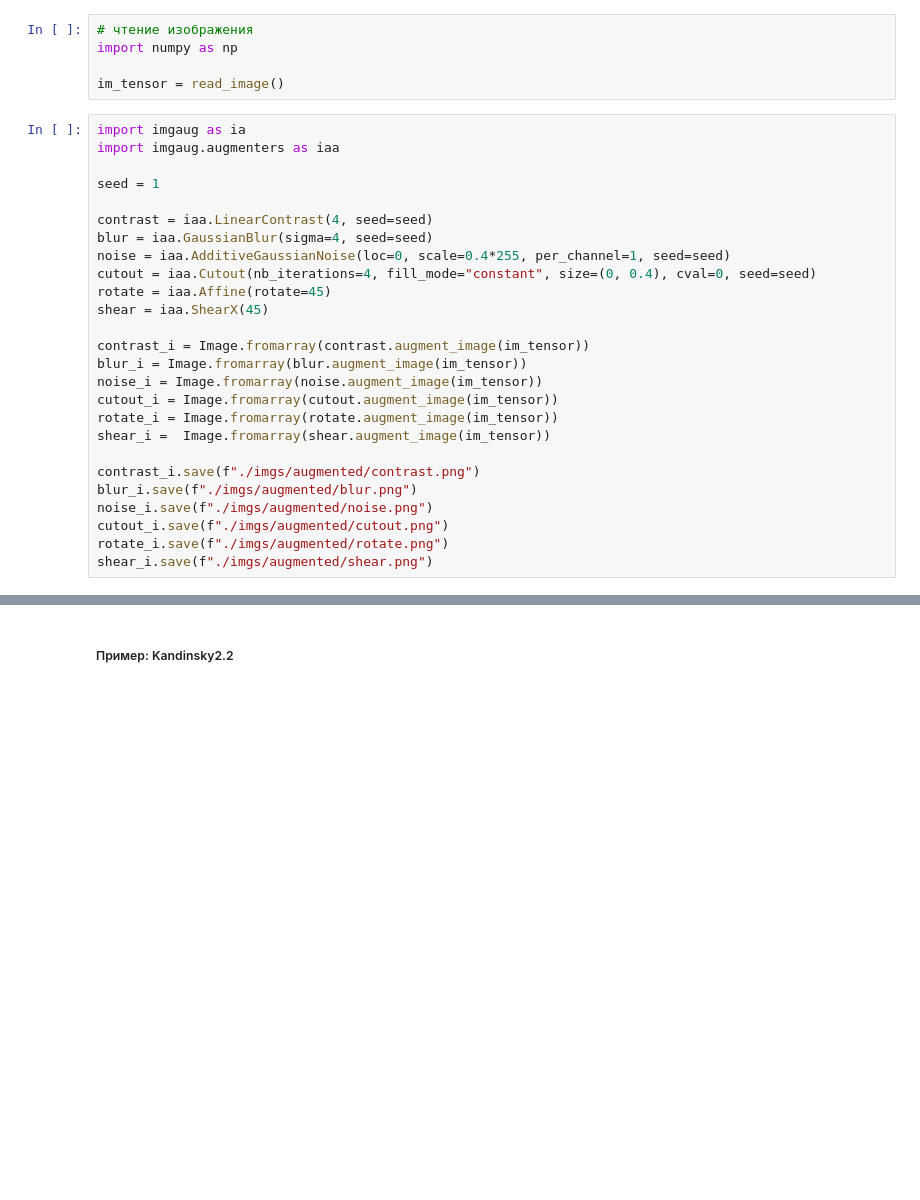
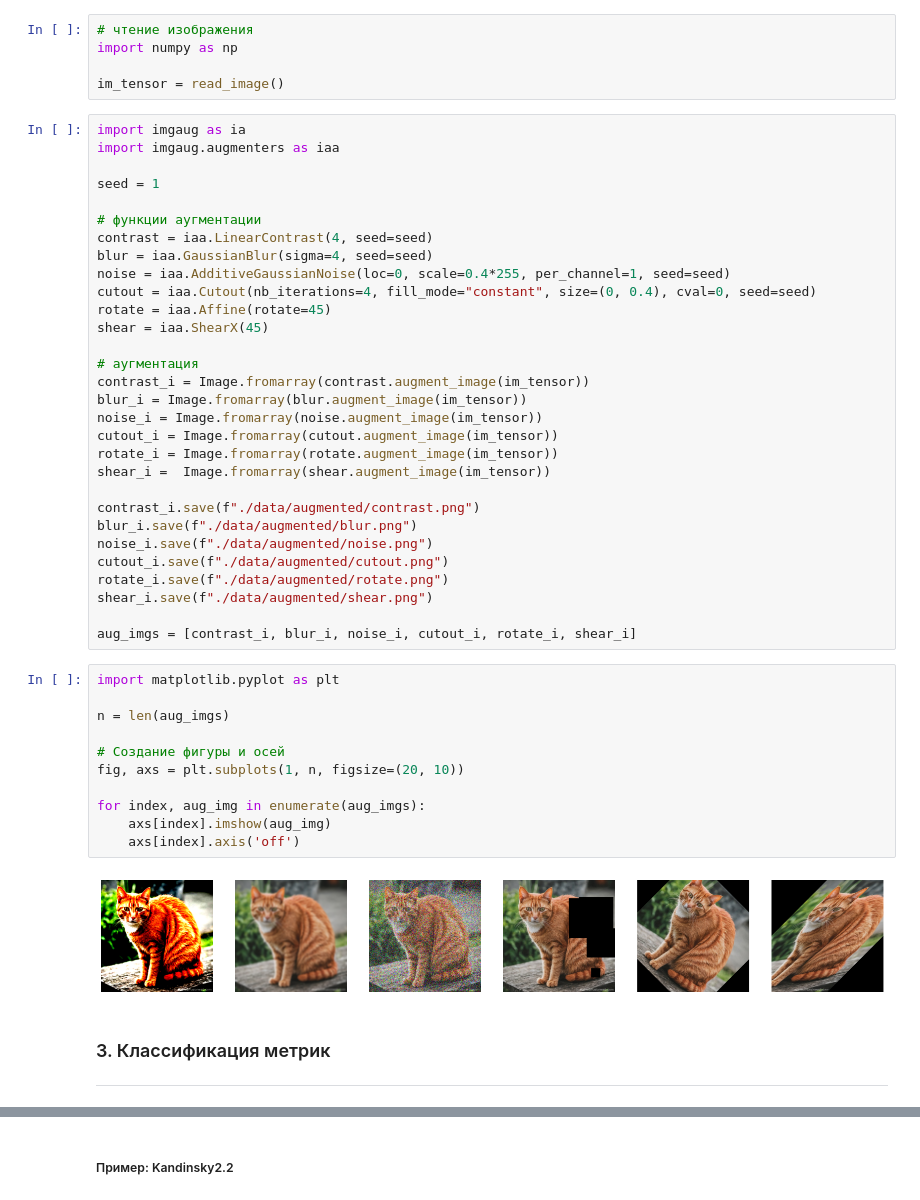
Before and after one commit to deniskirbaba/image-processing-and-generation, a Jupyter notebook: lesson materials/metrics_of_generation_task/metrics_of_generation_task.ipynb, the cells around one changed output, grey strips where cells are left out. Cells and saved outputs as stored; diff of their text form; blank space fills up the shorter version.

```diff
--- a/lesson materials/metrics_of_generation_task/metrics_of_generation_task.ipynb
+++ b/lesson materials/metrics_of_generation_task/metrics_of_generation_task.ipynb
@@ -132,6 +162,7 @@ import imgaug.augmenters as iaa
 
 seed = 1
 
+# функции аугментации
 contrast = iaa.LinearContrast(4, seed=seed)
 blur = iaa.GaussianBlur(sigma=4, seed=seed)
 noise = iaa.AdditiveGaussianNoise(loc=0, scale=0.4*255, per_channel=1, seed=seed)
@@ -139,6 +170,7 @@ cutout = iaa.Cutout(nb_iterations=4, fill_mode="constant", size=(0, 0.4), cval=0
 rotate = iaa.Affine(rotate=45)
 shear = iaa.ShearX(45)
 
+# аугментация
 contrast_i = Image.fromarray(contrast.augment_image(im_tensor))
 blur_i = Image.fromarray(blur.augment_image(im_tensor))
 noise_i = Image.fromarray(noise.augment_image(im_tensor))
@@ -146,10 +178,29 @@ cutout_i = Image.fromarray(cutout.augment_image(im_tensor))
 rotate_i = Image.fromarray(rotate.augment_image(im_tensor))
 shear_i =  Image.fromarray(shear.augment_image(im_tensor))
 
-contrast_i.save(f"./imgs/augmented/contrast.png")
-blur_i.save(f"./imgs/augmented/blur.png")
-noise_i.save(f"./imgs/augmented/noise.png")
-cutout_i.save(f"./imgs/augmented/cutout.png")
-rotate_i.save(f"./imgs/augmented/rotate.png")
-shear_i.save(f"./imgs/augmented/shear.png")
+contrast_i.save(f"./data/augmented/contrast.png")
+blur_i.save(f"./data/augmented/blur.png")
+noise_i.save(f"./data/augmented/noise.png")
+cutout_i.save(f"./data/augmented/cutout.png")
+rotate_i.save(f"./data/augmented/rotate.png")
+shear_i.save(f"./data/augmented/shear.png")
+
+aug_imgs = [contrast_i, blur_i, noise_i, cutout_i, rotate_i, shear_i]
+# %%
+import matplotlib.pyplot as plt
+
+n = len(aug_imgs)
+
+# Создание фигуры и осей
+fig, axs = plt.subplots(1, n, figsize=(20, 10))
+
+for index, aug_img in enumerate(aug_imgs):
+    axs[index].imshow(aug_img)
+    axs[index].axis('off')
+# %% [output]
+[figure, added]
+# %% [markdown]
+### 3. Классификация метрик
+
+*****
 # %% [markdown]
```
Also changed, not shown: parts of 29 cells of this notebook.
